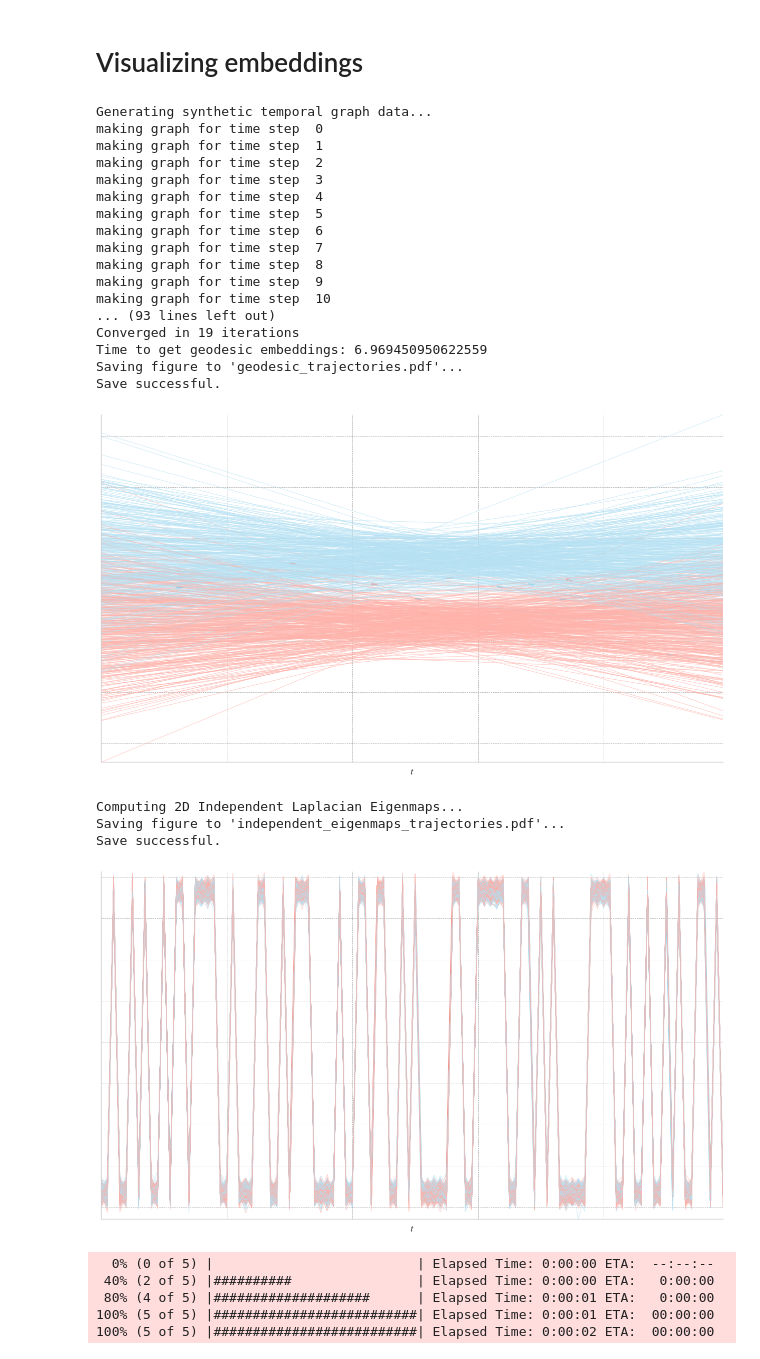
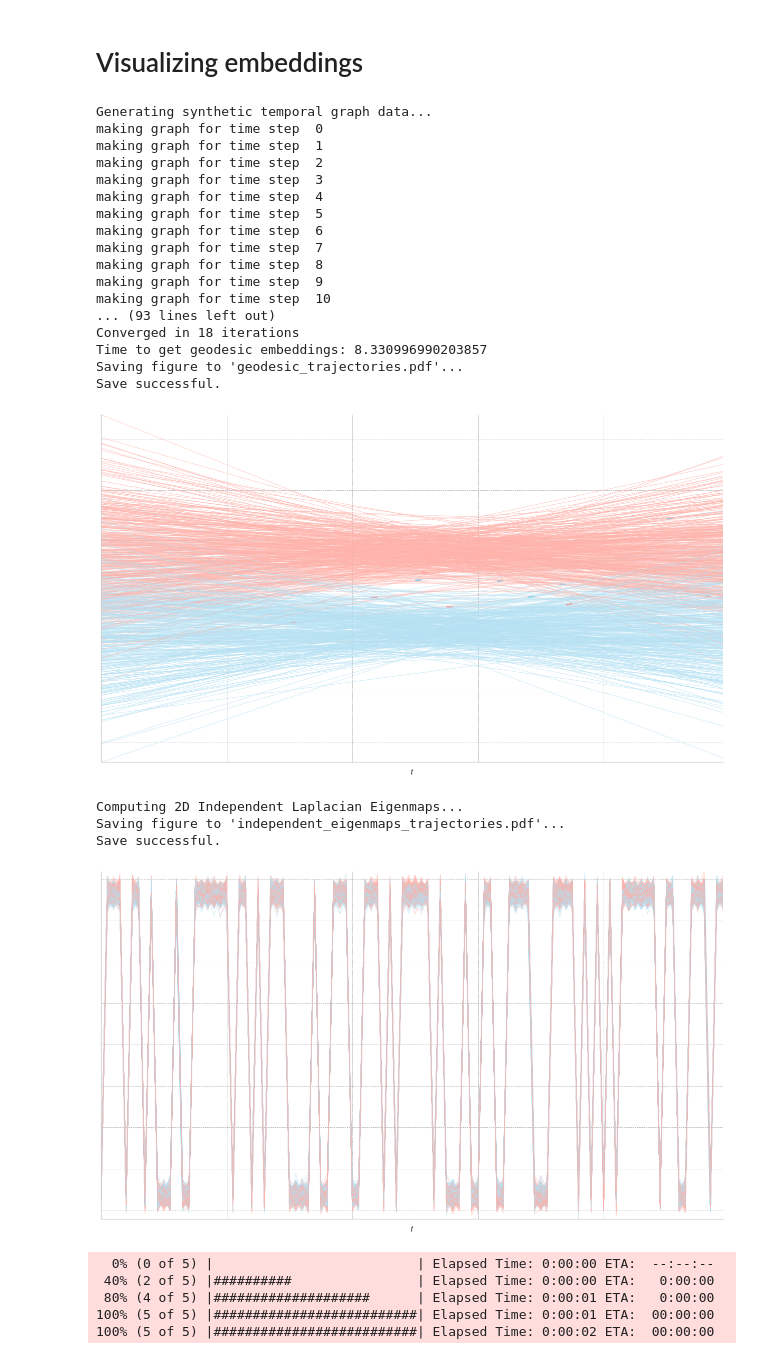
Before and after one commit to JacobH140/spectral-dcd, a Jupyter notebook: spectraldcd/experiments/demo.ipynb, the cells around one changed output. Saved outputs shown, nothing was run; the diff lists cells and outputs as text; code cells hidden in the pictures.

```diff
--- a/spectraldcd/experiments/demo.ipynb
+++ b/spectraldcd/experiments/demo.ipynb
@@ -499,44 +499,44 @@ d = 750
 T = 100
 k = 2
 pin = 0.3
-pout = 0.1
+pout = 0.05
 p_switch = 0.02
 
 adjacency_all, true_labels_all = sbm_dynamic_model_2(
     N=d, k=k, pin=[pin]*k, pout=pout, p_switch=p_switch, T=T, Totalsims=1, base_seed=4, try_sparse=True
 )
 adjacency_matrices_sparse = adjacency_all[0]
 labels_true = true_labels_all[0]
 
 save_path_plot1 = "geodesic_trajectories.pdf"
 save_path_plot2 = "independent_eigenmaps_trajectories.pdf"
 
 plot_1d_temporal_trajectories(adjacency_matrices_sparse, labels_true, T, d, save_path_plot1=save_path_plot1, save_path_plot2=save_path_plot2)
 
 # use tnetwork instead
 # %% [output]
 Generating synthetic temporal graph data...
 making graph for time step  0
 making graph for time step  1
 making graph for time step  2
 making graph for time step  3
 making graph for time step  4
 making graph for time step  5
 making graph for time step  6
 making graph for time step  7
 making graph for time step  8
 making graph for time step  9
 making graph for time step  10
 ... (93 lines left out)
-Converged in 19 iterations
-Time to get geodesic embeddings: 6.969450950622559
+Converged in 18 iterations
+Time to get geodesic embeddings: 8.330996990203857
 Saving figure to 'geodesic_trajectories.pdf'...
 Save successful.
-[figure, old version]
+[figure, new version]
 Computing 2D Independent Laplacian Eigenmaps...
 Saving figure to 'independent_eigenmaps_trajectories.pdf'...
 Save successful.
-[figure, old version]
+[figure, new version]
 # %%
 
 
```
Also changed, not shown: 16 other files.
